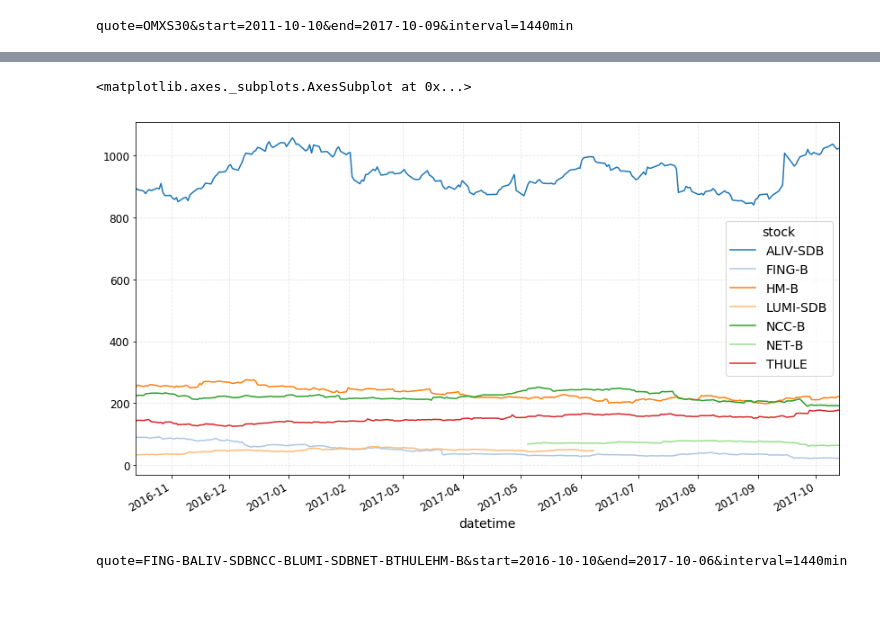
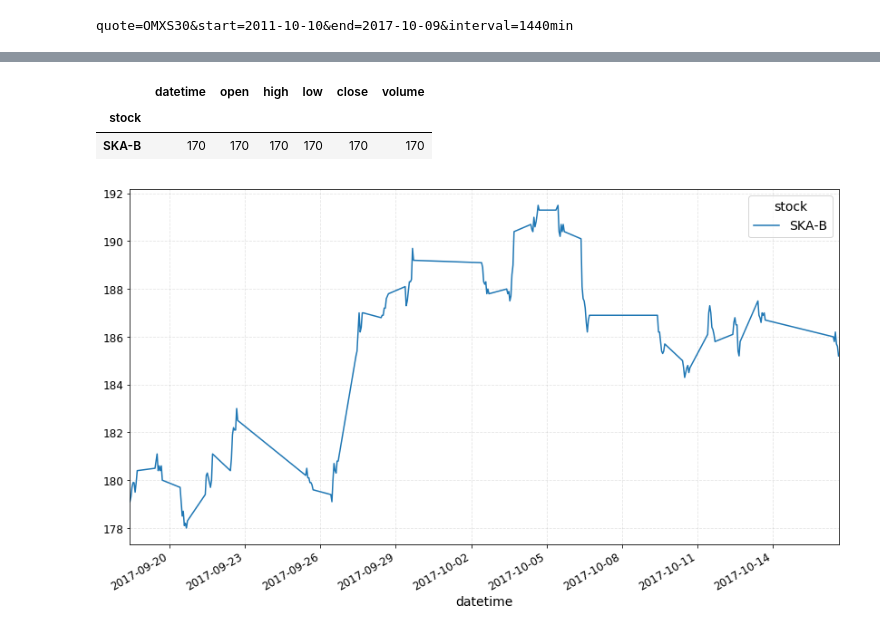
Before and after one commit to Hjartarson/stock-market, a Jupyter notebook: make-dataset.ipynb, the cells around one changed output, grey strips where cells are left out. Drawn from its saved outputs; the diff is of its cells as text; code cells hidden in the pictures; blank space fills up the shorter version.

```diff
--- a/make-dataset.ipynb
+++ b/make-dataset.ipynb
@@ -68,20 +68,3 @@ print(filename)
 df.to_pickle(os.path.join('data',filename+'.pkl'))
 # %% [output]
 quote=OMXS30&start=2011-10-10&end=2017-10-09&interval=1440min
-# %%
-# Stock Data
-
-Quotes = ['FING-B','ALIV-SDB','NCC-B','LUMI-SDB','NET-B','THULE','HM-B',]
-period_length = 1
-period = 'Y'
-interval_min = 60*24
-interval_sec = 60*interval_min
-df, url_string = stocks.GoogleIntradayQuote(Quotes,interval_sec,period_length,period)
-print(df.info())
-from_date = str(df['datetime'].min().date())
-to_date = str(df['datetime'].max().date())
-days = np.busday_count(from_date,to_date)+1
-print('ticks:',df.shape[0])
-print('from:', from_date)
-print('to:', to_date)
-print('days:', days)
@@ -106,14 +71,8 @@ days: 261
 # %%
 df[['datetime','stock','close']].groupby(['datetime','stock'])['close'].sum().unstack().plot(grid = True)
+df.groupby('stock').count()
 # %% [output]
-<matplotlib.axes._subplots.AxesSubplot at 0x...>
+|  | datetime | open | high | low | close | volume |
+| stock |  |  |  |  |  |  |
+| SKA-B | 170 | 170 | 170 | 170 | 170 | 170 |
-[figure, old version]
+[figure, new version]
-# %%
-filename = 'quote='
-for Quote in Quotes:
-    filename = filename+Quote
-filename = filename+'&start='+from_date+'&end='+to_date+'&interval='+str(interval_min)+'min'
-print(filename)
-df.to_pickle(os.path.join('data',filename+'.pkl'))
-# %% [output]
-quote=FING-BALIV-SDBNCC-BLUMI-SDBNET-BTHULEHM-B&start=2016-10-10&end=2017-10-06&interval=1440min
```
Also changed, not shown: parts of 3 cells of this notebook, 18 other files.
